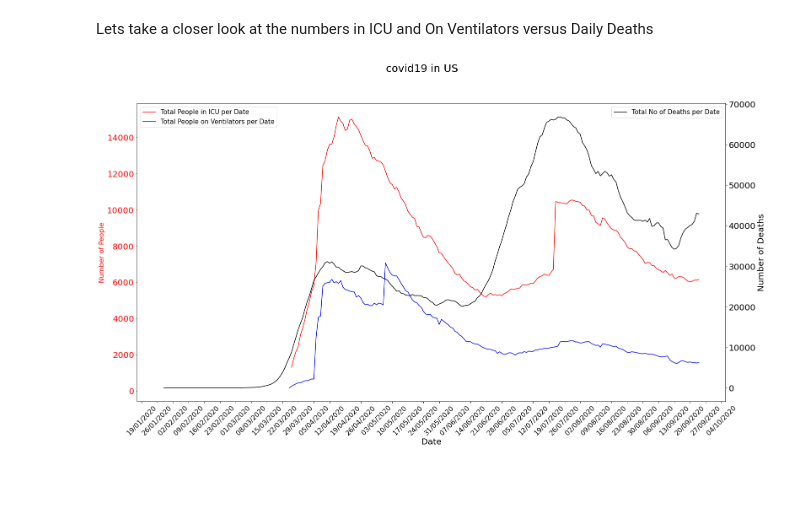
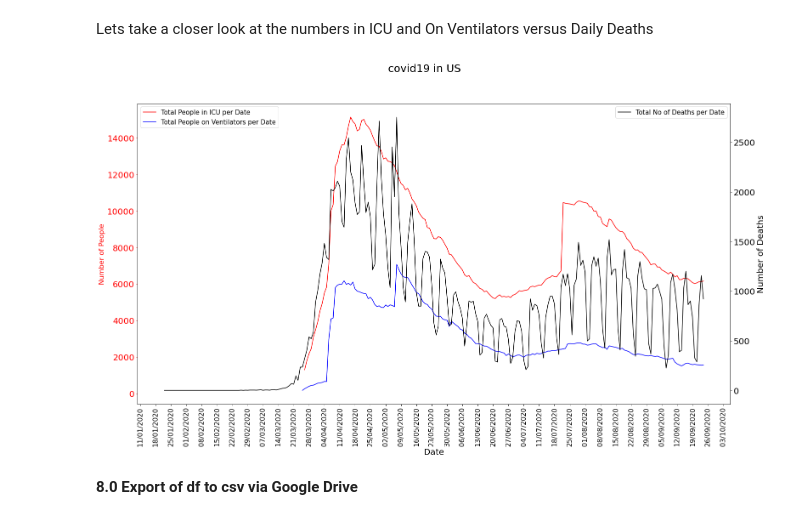
Before and after one commit to fergusie/Covid19, a Jupyter notebook: fbuckley_covid.ipynb, the cells around one changed output. Cells and saved outputs as stored; diff of their text form; code cells hidden in the pictures; blank space fills up the shorter version.

```diff
--- a/fbuckley_covid.ipynb
+++ b/fbuckley_covid.ipynb
@@ -468,6 +468,7 @@ fig.suptitle('covid19 in US', fontsize=25)
 x = df['date']
 y1 = df.inIcuCurrently
 y2 = df.onVentilatorCurrently
+y3 = df.deathIncrease
 
 # make a plot
 ax1.plot(x,y1,label='Total People in ICU per Date', color = 'red')
@@ -478,7 +479,7 @@ ax1.plot(x,y3,label='Total People Hopitalized per Date',  color = 'green')
 
 # set x-axis label
 ax1.set_xlabel("Date",fontsize=20)
-ax1.tick_params(axis="x", labelsize=16,  rotation=45)
+ax1.tick_params(axis="x", labelsize=16,  rotation=90)
 
 # set y-axis label
 ax1.set_ylabel("Number of People",color="red",fontsize=20)
@@ -488,7 +489,7 @@ ax1.tick_params(axis="y", colors="red", labelsize=20)
 # twin object for two different y-axis on the sample plot
 ax2=ax1.twinx()
 # make a plot with different y-axis using second axis object
-ax2.plot(x,y4,label='Total No of Deaths per Date',  color = 'Black')
+ax2.plot(x,y3,label='Total No of Deaths per Date',  color = 'Black')
 ax2.set_ylabel("Number of People",color="black", fontsize=20)
 ax2.tick_params(axis='y', labelsize=20)
 
@@ -503,6 +504,9 @@ plt.show()
 # %% [markdown]
 Lets take a closer look at the numbers in ICU and On Ventilators versus Daily Deaths
 # %%
+
+
+
 # create figure and axis objects with subplots()
 fig, ax1 = plt.subplots(1, figsize=(25,13))
 fig.suptitle('covid19 in US', fontsize=25)
@@ -511,33 +515,41 @@ x = df['date']
 y1 = df.inIcuCurrently
 y2 = df.onVentilatorCurrently
 
 # make a plot
 ax1.plot(x,y1,label='Total People in ICU per Date',  color = 'red')
 ax1.plot(x,y2,label='Total People on Ventilators per Date',  color = 'blue')
 
 
 
 # set x-axis label
 ax1.set_xlabel("Date",fontsize=20)
-ax1.tick_params(axis="x", labelsize=16,  rotation=45)
+ax1.tick_params(axis="x", labelsize=16,  rotation=90 )
 
 # set y-axis label
 ax1.set_ylabel("Number of People",color="red",fontsize=16)
 ax1.tick_params(axis="y", colors="red", labelsize=20)
 
 
 # twin object for two different y-axis on the sample plot
 ax2=ax1.twinx()
 # make a plot with different y-axis using second axis object
-ax2.plot(x,y4,label='Total No of Deaths per Date',  color = 'Black')
+ax2.plot(x,y3,label='Total No of Deaths per Date',  color = 'Black')
 ax2.set_ylabel("Number of Deaths",color="black",fontsize=20)
 ax2.tick_params(axis='y', labelsize=20)
 
 #show the plot
 ax1.legend(fontsize = 15, loc = 2)
 ax2.legend(fontsize = 15, loc = 1)
 ax1.xaxis.set_major_formatter(datesformat) #using previously defined date format of d/m/Y
 ax1.xaxis.set_major_locator(mdates.DayLocator(interval=7)) #setting interval of a week
+ax1.legend(fontsize = 15, loc = 2)
+ax2.legend(fontsize = 15, loc = 1)
+ax1.xaxis.set_major_formatter(datesformat) #using previously defined date format of d/m/Y
+ax1.xaxis.set_major_locator(mdates.DayLocator(interval=7)) #setting interval of a week
+
+
 plt.show()
 # %% [output]
-[figure, old version]
+[figure, new version]
+# %% [markdown]
+**8.0 Export of df to csv via Google Drive**
```
Also changed, not shown: parts of 8 cells of this notebook.
